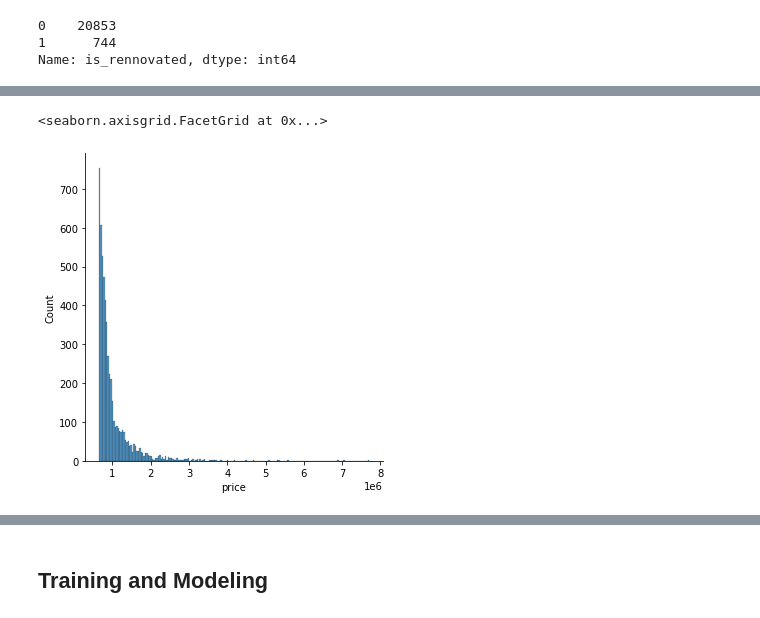
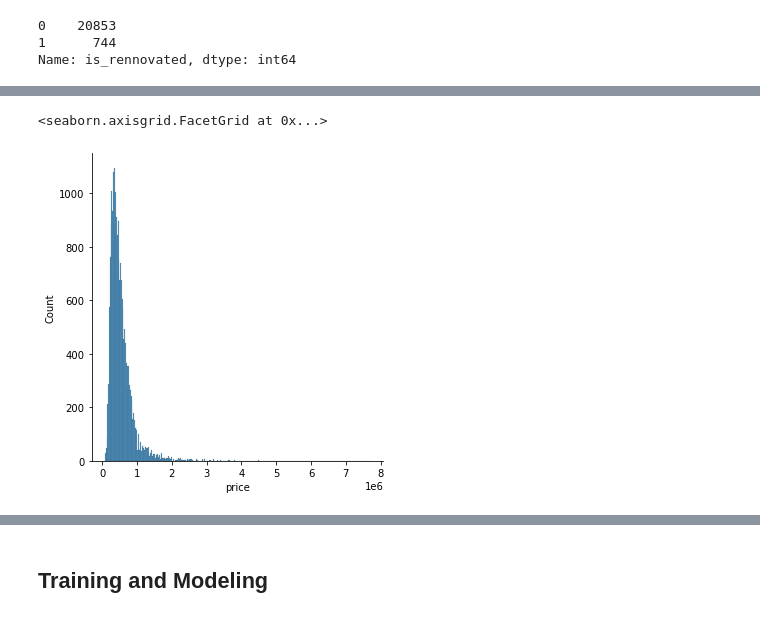
Before and after one commit to henryshin15/king_county_real_estate, a Jupyter notebook: kings_county_project.ipynb, the cells around one changed output, grey strips where cells are left out. Drawn from its saved outputs; the diff is of its cells as text; code cells hidden in the pictures.

```diff
--- a/kings_county_project.ipynb
+++ b/kings_county_project.ipynb
@@ -184,6 +188,10 @@ df.is_rennovated.value_counts()
 0    20853
 1      744
 Name: is_rennovated, dtype: int64
+# %%
+# Dropping the ID and Date columns since we will not use them for our analysis
+df.drop(['id','date', 'waterfront'],axis=1,inplace=True)
+df.reset_index(drop=True,inplace=True)
 # %%
 # Using the Q3 statistic (645,000)
 # When I used an arbitrary price 1,000,000, not enough data samples, only 1490 total houses. Jelly requires 5,000
@@ -223,5 +204,5 @@ Name: price, Length: 5411, dtype: float64
 # %%
-sns.displot(luxury_homes_overQ3['price'])
+sns.displot(df['price'])
 # %% [output]
 <seaborn.axisgrid.FacetGrid at 0x...>
-[figure, old version]
+[figure, new version]
```
Also changed, not shown: parts of 31 cells of this notebook.
